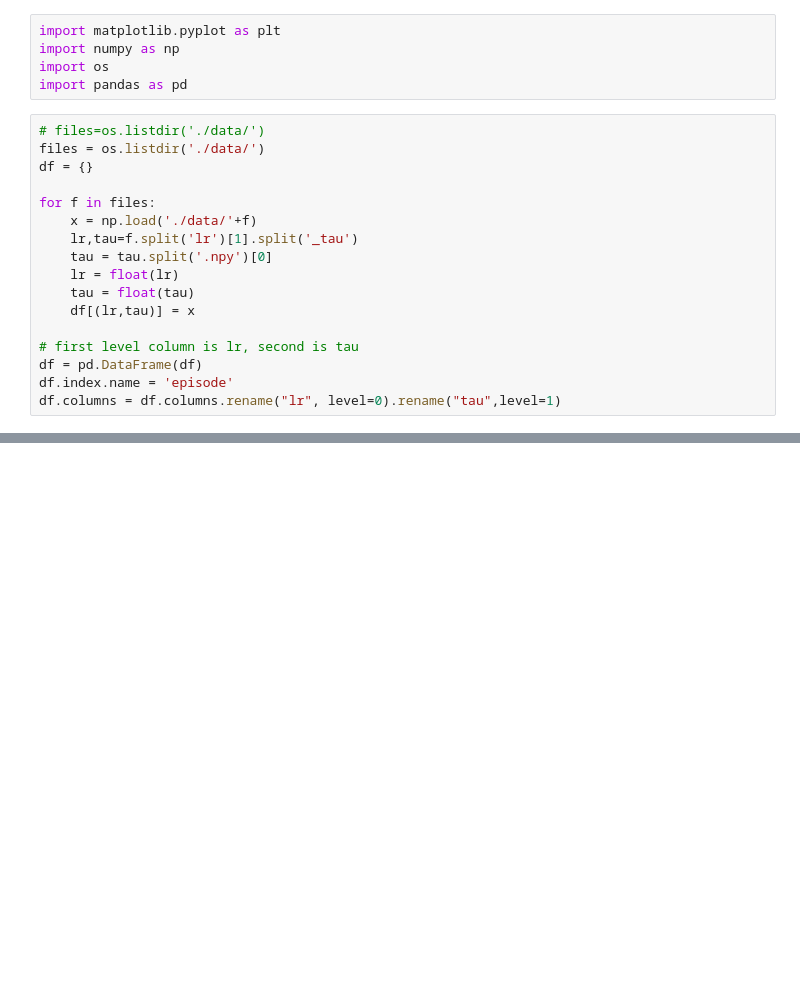
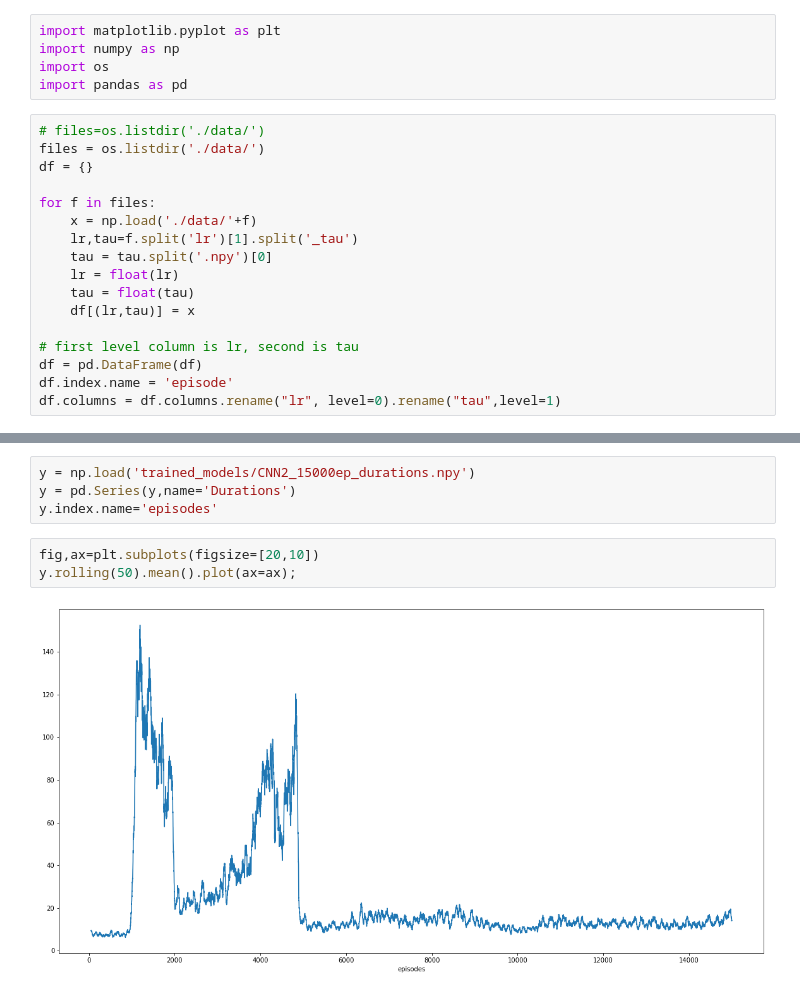
Before and after one commit to zanocrate/snake-rl, a Jupyter notebook: plot.ipynb, the cells around one changed output, grey strips where cells are left out. Saved outputs shown, nothing was run; the diff lists cells and outputs as text; blank space fills up the shorter version.

```diff
--- a/plot.ipynb
+++ b/plot.ipynb
@@ -29,0 +30,9 @@ plt.show()
+# %%
+y = np.load('trained_models/CNN2_15000ep_durations.npy')
+y = pd.Series(y,name='Durations')
+y.index.name='episodes'
+# %%
+fig,ax=plt.subplots(figsize=[20,10])
+y.rolling(50).mean().plot(ax=ax);
+# %% [output]
+[figure, added]
```
Also changed, not shown: parts of 1 cell of this notebook, 6 other files.
